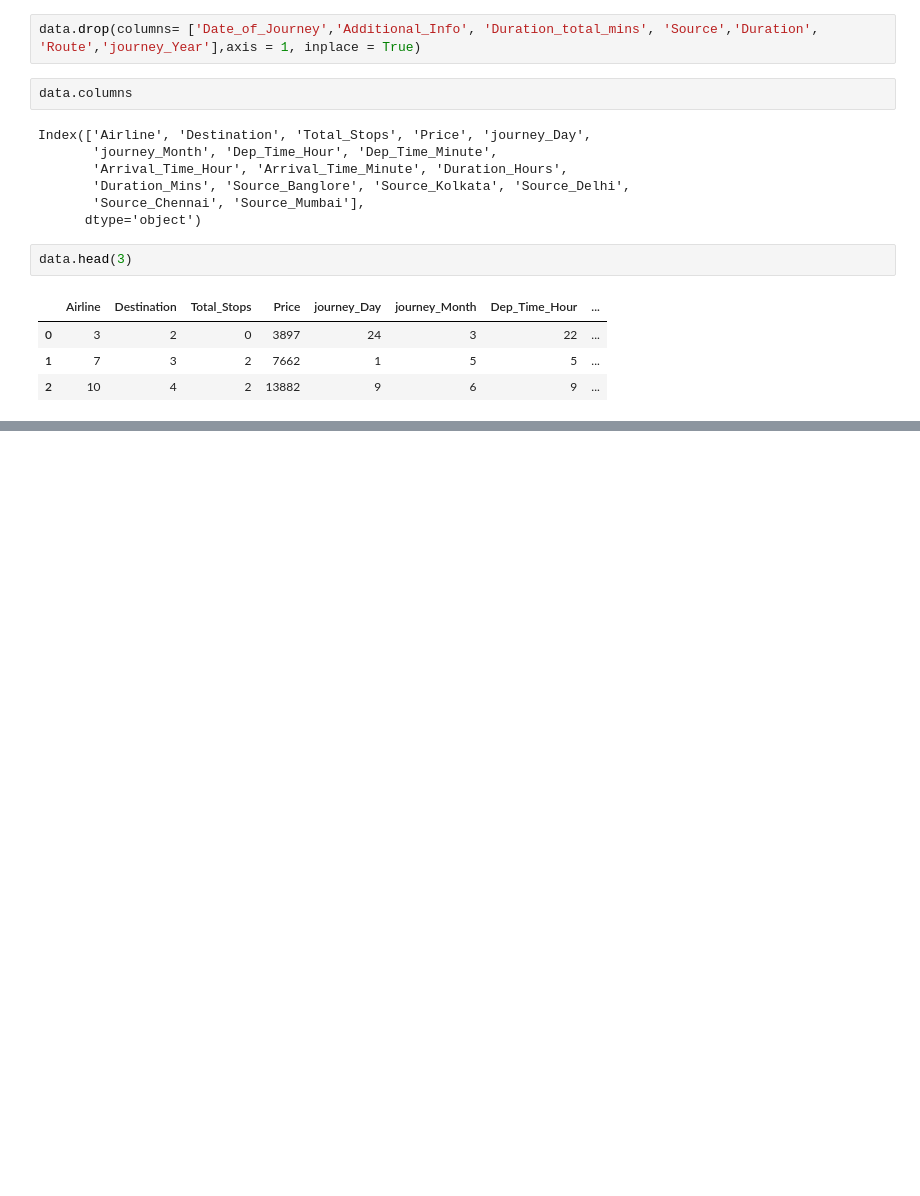
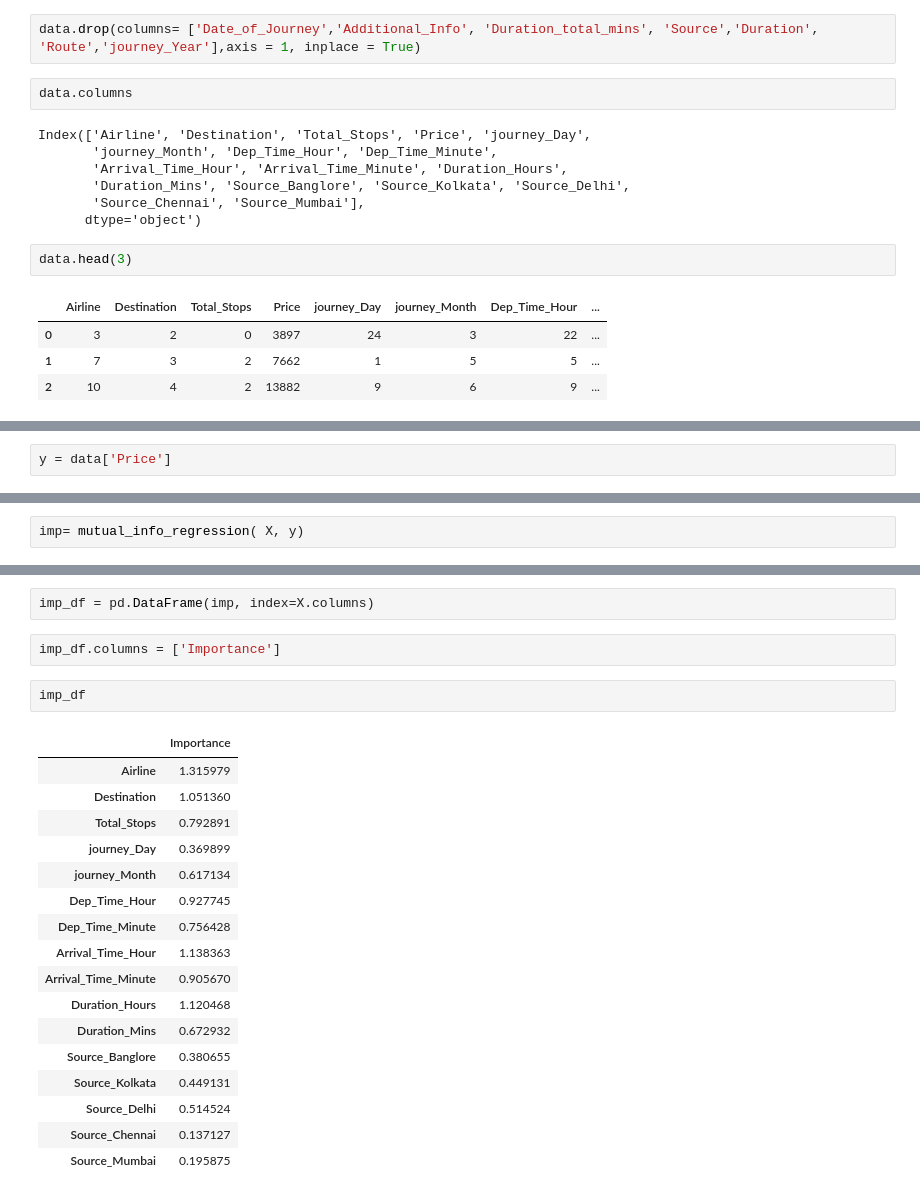
Before and after one commit to itschidera/Flight_Price_Prediction_Model, a Jupyter notebook: Flight_Prediction_model.ipynb, the cells around one changed output, grey strips where cells are left out. Saved outputs shown, nothing was run; the diff lists cells and outputs as text; blank space fills up the shorter version.

```diff
--- a/Flight_Prediction_model.ipynb
+++ b/Flight_Prediction_model.ipynb
@@ -438,0 +489,2 @@ data.head(3)
+# %%
+y = data['Price']
@@ -438,0 +493,2 @@ data.head(3)
+# %%
+imp= mutual_info_regression( X, y)
@@ -438,0 +502,24 @@ data.head(3)
+# %%
+imp_df = pd.DataFrame(imp, index=X.columns)
+# %%
+imp_df.columns = ['Importance']
+# %%
+imp_df
+# %% [output]
+|  | Importance |
+| Airline | 1.315979 |
+| Destination | 1.051360 |
+| Total_Stops | 0.792891 |
+| journey_Day | 0.369899 |
+| journey_Month | 0.617134 |
+| Dep_Time_Hour | 0.927745 |
+| Dep_Time_Minute | 0.756428 |
+| Arrival_Time_Hour | 1.138363 |
+| Arrival_Time_Minute | 0.905670 |
+| Duration_Hours | 1.120468 |
+| Duration_Mins | 0.672932 |
+| Source_Banglore | 0.380655 |
+| Source_Kolkata | 0.449131 |
+| Source_Delhi | 0.514524 |
+| Source_Chennai | 0.137127 |
+| Source_Mumbai | 0.195875 |
```
Also changed, not shown: parts of 19 cells of this notebook.
